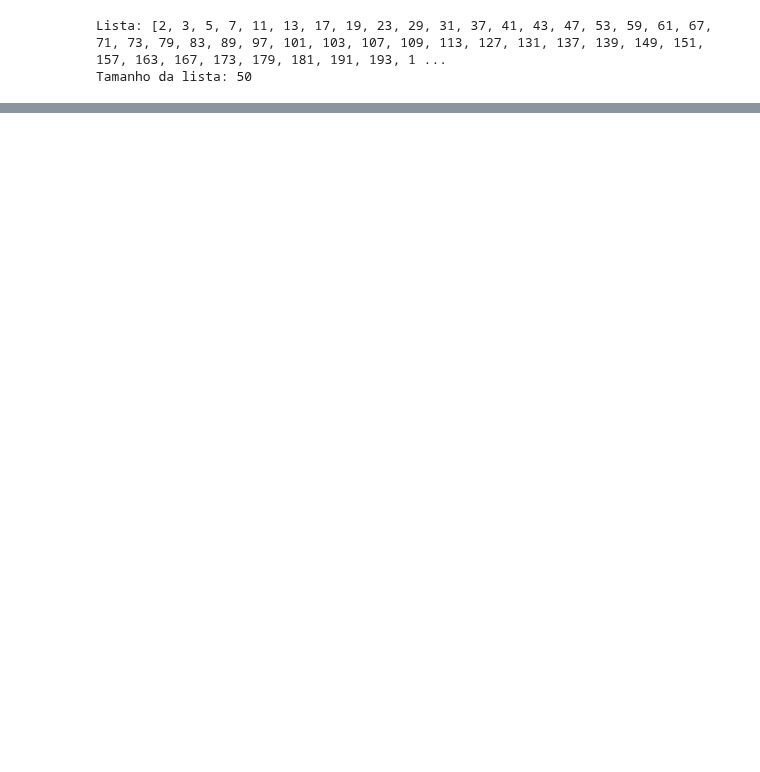
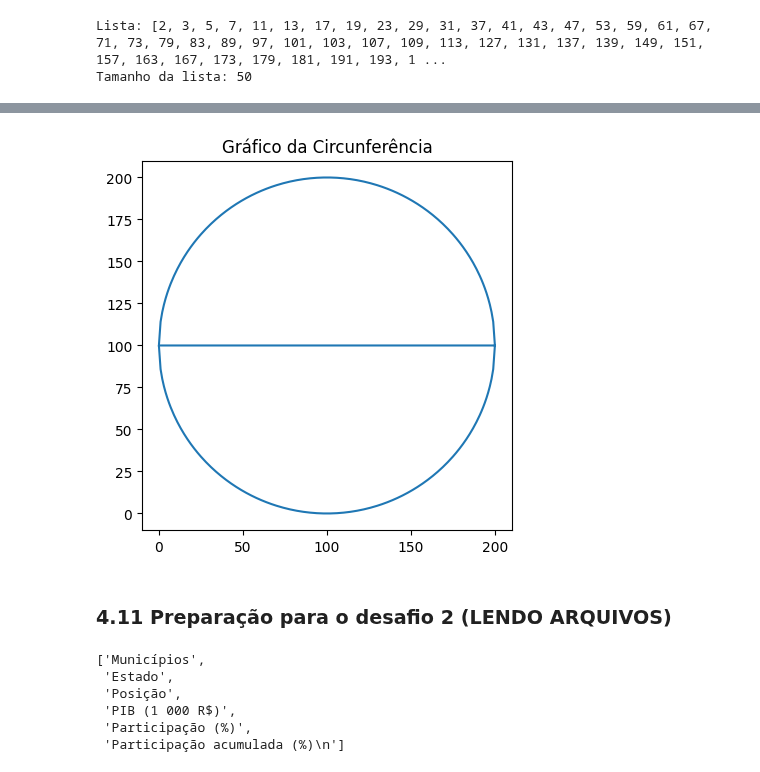
Before and after one commit to emivieira/python, a Jupyter notebook: Exercicios_S01_Python_Basico_ao_Avancado.ipynb, the cells around one changed output, grey strips where cells are left out. Cells and saved outputs as stored; diff of their text form; code cells hidden in the pictures; blank space fills up the shorter version.

```diff
--- a/Exercicios_S01_Python_Basico_ao_Avancado.ipynb
+++ b/Exercicios_S01_Python_Basico_ao_Avancado.ipynb
@@ -107,0 +188,12 @@ Tamanho da lista: 50
+# %%
+valores = [1,2,3,4,5]
+keys = ['a','b','c','d','e']
+dicionario = {}
+
+if len(valores) == len(keys):
+  for i in range(len(valores)):
+    dicionario[keys[i]] = valores[i]
+else:
+  print("Tamanho das listas não correspondem.")
+
+print(dicionario)
@@ -107,0 +235,37 @@ Tamanho da lista: 50
+# %%
+from math import sqrt
+
+r,a,b = 100,100,100
+x = []
+y = []
+
+# Gera uma lista de valores de x que vai de 0 a 200, cobrindo todo o intervalo da circunferência
+x = [i for i in range(2*r + 1)]
+
+
+# Calcula a coordenada y da parte superior da circunferência
+y_x = lambda x: sqrt((r**2 - (x-a)**2)) + b
+
+# Calcula a coordenada y da parte inferior da circunferência
+y_x_menos = lambda x: -sqrt((r**2 - (x-a)**2)) + b
+
+
+# Calcula os valores de y a partir de x para a parte superior da circunferência e adiciona à lista y
+y.extend(list(map(y_x,x)))
+
+# Calcula os valores de y a partir de x para a parte inferior da circunferência e adiciona à lista y
+y.extend(list(map(y_x_menos,x)))
+
+
+# Duplica a lista x para corresponder à duplicação dos valores de y, gerando a outra parte da circunferência
+x.extend(x)
+
+
+# Gráfico
+plt.plot(x, y)
+plt.title('Gráfico da Circunferência') # Adiciona título
+plt.gca().set_aspect('equal', adjustable='box')  # Ajusta a escala para deixar a circunferência proporcional
+# %% [output]
+[figure, added]
+# %% [markdown]
+### 4.11 Preparação para o desafio 2 (LENDO ARQUIVOS)
@@ -107,0 +278,11 @@ Tamanho da lista: 50
+# %%
+# Nomes das colunas
+lista_colunas = f_data[0].split(',')
+lista_colunas
+# %% [output]
+['Municípios',
+ 'Estado',
+ 'Posição',
+ 'PIB (1 000 R$)',
+ 'Participação (%)',
+ 'Participação acumulada (%)\n']
```
Also changed, not shown: parts of 28 cells of this notebook.
